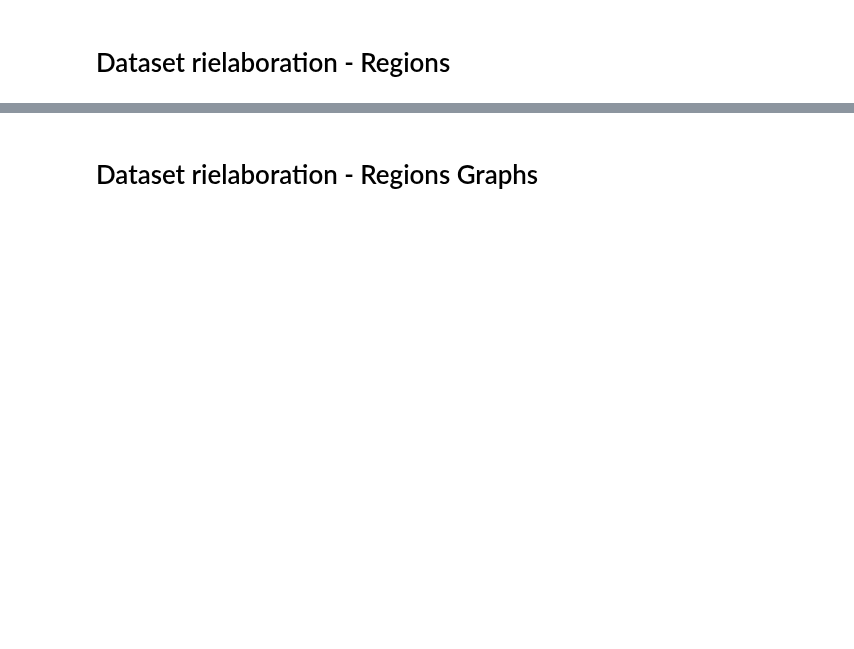
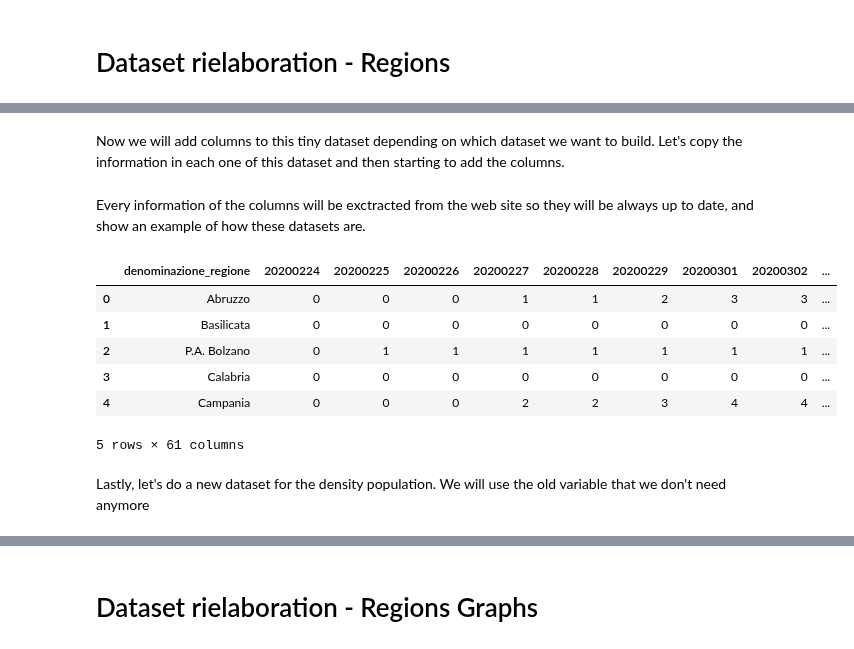
Before and after one commit to Mattia81/DataScienceForBusiness, a Jupyter notebook: Italy_analysis/Italy_analysis.ipynb, the cells around one changed output, grey strips where cells are left out. Drawn from its saved outputs; the diff is of its cells as text; code cells hidden in the pictures; blank space fills up the shorter version.

```diff
--- a/Italy_analysis/Italy_analysis.ipynb
+++ b/Italy_analysis/Italy_analysis.ipynb
@@ -196,0 +270,2 @@ for i in range(0,len(str_date_formatted)):
+# %% [markdown]
+Now we will add columns to this tiny dataset depending on which dataset we want to build. Let's copy the information in each one of this dataset and then starting to add the columns.
@@ -196,0 +285,30 @@ for i in range(0,len(str_date_formatted)):
+# %% [markdown]
+Every information of the columns will be exctracted from the web site so they will be always up to date, and show an example of how these datasets are.
+# %%
+#uploading every day for each dataset
+for i in range(0,len(str_date_formatted)):
+    url = 'https://raw.githubusercontent.com/pcm-dpc/COVID-19/master/dati-regioni/dpc-covid19-ita-regioni-'+str_date_formatted[i]+'.csv'
+
+    temp_data=pd.read_csv(url)
+    tl_hospitalized_with_symptoms[str_date_formatted[i]]=temp_data['ricoverati_con_sintomi']
+    tl_intensive_teraphy[str_date_formatted[i]]=temp_data['terapia_intensiva']
+    tl_total_hospitalized[str_date_formatted[i]]=temp_data['totale_ospedalizzati']
+    tl_isolation[str_date_formatted[i]]=temp_data['isolamento_domiciliare']
+    tl_actual_positives[str_date_formatted[i]]=temp_data['totale_positivi']
+    tl_new_actual_positives[str_date_formatted[i]]=temp_data['nuovi_positivi']
+    tl_recovered[str_date_formatted[i]]=temp_data['dimessi_guariti']
+    tl_deaths[str_date_formatted[i]]=temp_data['deceduti']
+    tl_total[str_date_formatted[i]]=temp_data['totale_casi']
+    tl_tampons[str_date_formatted[i]]=temp_data['tamponi']
+    tl_variance[str_date_formatted[i]]=temp_data['variazione_totale_positivi']
+tl_hospitalized_with_symptoms.head()
+# %% [output]
+|  | denominazione_regione | 20200224 | 20200225 | 20200226 | 20200227 | 20200228 | 20200229 | 20200301 | 20200302 | ... |
+| 0 | Abruzzo | 0 | 0 | 0 | 1 | 1 | 2 | 3 | 3 | ... |
+| 1 | Basilicata | 0 | 0 | 0 | 0 | 0 | 0 | 0 | 0 | ... |
+| 2 | P.A. Bolzano | 0 | 1 | 1 | 1 | 1 | 1 | 1 | 1 | ... |
+| 3 | Calabria | 0 | 0 | 0 | 0 | 0 | 0 | 0 | 0 | ... |
+| 4 | Campania | 0 | 0 | 0 | 2 | 2 | 3 | 4 | 4 | ... |
+5 rows × 61 columns
+# %% [markdown]
+Lastly, let's do a new dataset for the density population. We will use the old variable that we don't need anymore
```
Also changed, not shown: parts of 64 cells of this notebook, 1 other file.
